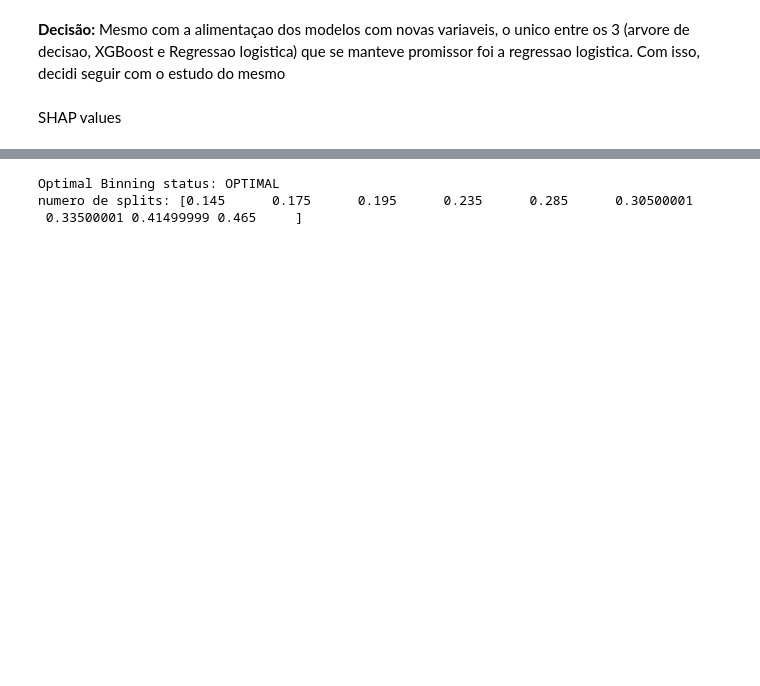
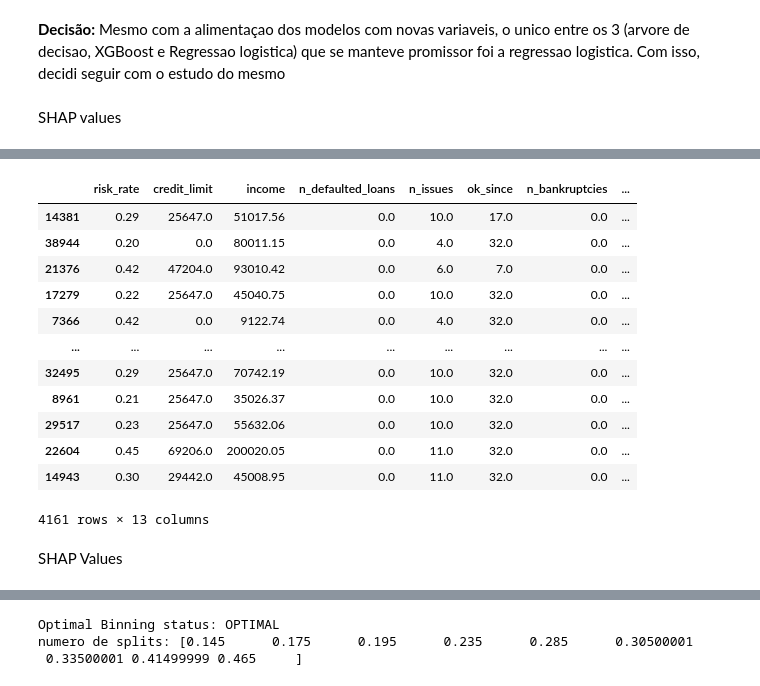
Before and after one commit to WesleySouza13/Nubank-Credit-Risk, a Jupyter notebook: notebooks/modeling.ipynb, the cells around one changed output, grey strips where cells are left out. Saved outputs shown, nothing was run; the diff lists cells and outputs as text; code cells hidden in the pictures; blank space fills up the shorter version.

```diff
--- a/notebooks/modeling.ipynb
+++ b/notebooks/modeling.ipynb
@@ -368,0 +358,16 @@ array([[2.6418426 , 0.02868733, 0.01399001, 0.11300577, 0.02960707,
+# %%
+x_shap_test
+# %% [output]
+|  | risk_rate | credit_limit | income | n_defaulted_loans | n_issues | ok_since | n_bankruptcies | ... |
+| 14381 | 0.29 | 25647.0 | 51017.56 | 0.0 | 10.0 | 17.0 | 0.0 | ... |
+| 38944 | 0.20 | 0.0 | 80011.15 | 0.0 | 4.0 | 32.0 | 0.0 | ... |
+| 21376 | 0.42 | 47204.0 | 93010.42 | 0.0 | 6.0 | 7.0 | 0.0 | ... |
+| 17279 | 0.22 | 25647.0 | 45040.75 | 0.0 | 10.0 | 32.0 | 0.0 | ... |
+| 7366 | 0.42 | 0.0 | 9122.74 | 0.0 | 4.0 | 32.0 | 0.0 | ... |
+| ... | ... | ... | ... | ... | ... | ... | ... | ... |
+| 32495 | 0.29 | 25647.0 | 70742.19 | 0.0 | 10.0 | 32.0 | 0.0 | ... |
+| 8961 | 0.21 | 25647.0 | 35026.37 | 0.0 | 10.0 | 32.0 | 0.0 | ... |
+| 29517 | 0.23 | 25647.0 | 55632.06 | 0.0 | 10.0 | 32.0 | 0.0 | ... |
+| 22604 | 0.45 | 69206.0 | 200020.05 | 0.0 | 11.0 | 32.0 | 0.0 | ... |
+| 14943 | 0.30 | 29442.0 | 45008.95 | 0.0 | 11.0 | 32.0 | 0.0 | ... |
+4161 rows × 13 columns
@@ -369,3 +378,5 @@ array([[2.6418426 , 0.02868733, 0.01399001, 0.11300577, 0.02960707,
+# %% [markdown]
+SHAP Values
 # %%
 # estudo de SHAP values
 explainer = shap.LinearExplainer(model_log, new_x_test)
```
Also changed, not shown: parts of 21 cells of this notebook, 5 other files.
